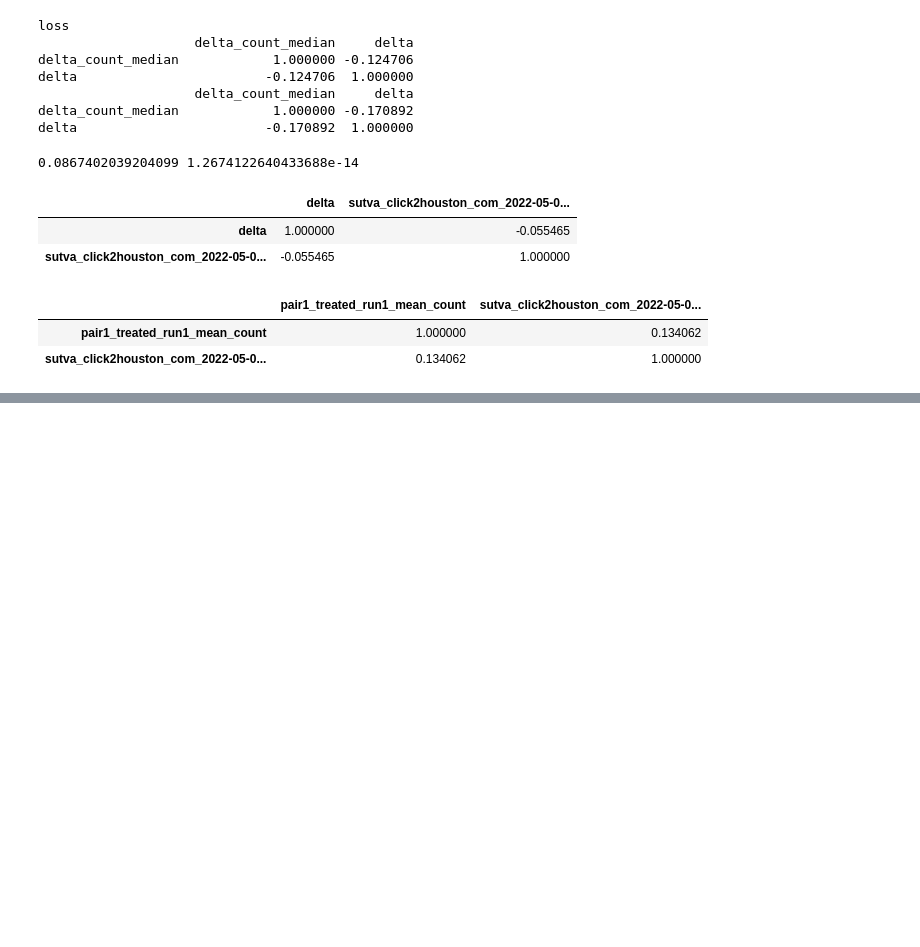
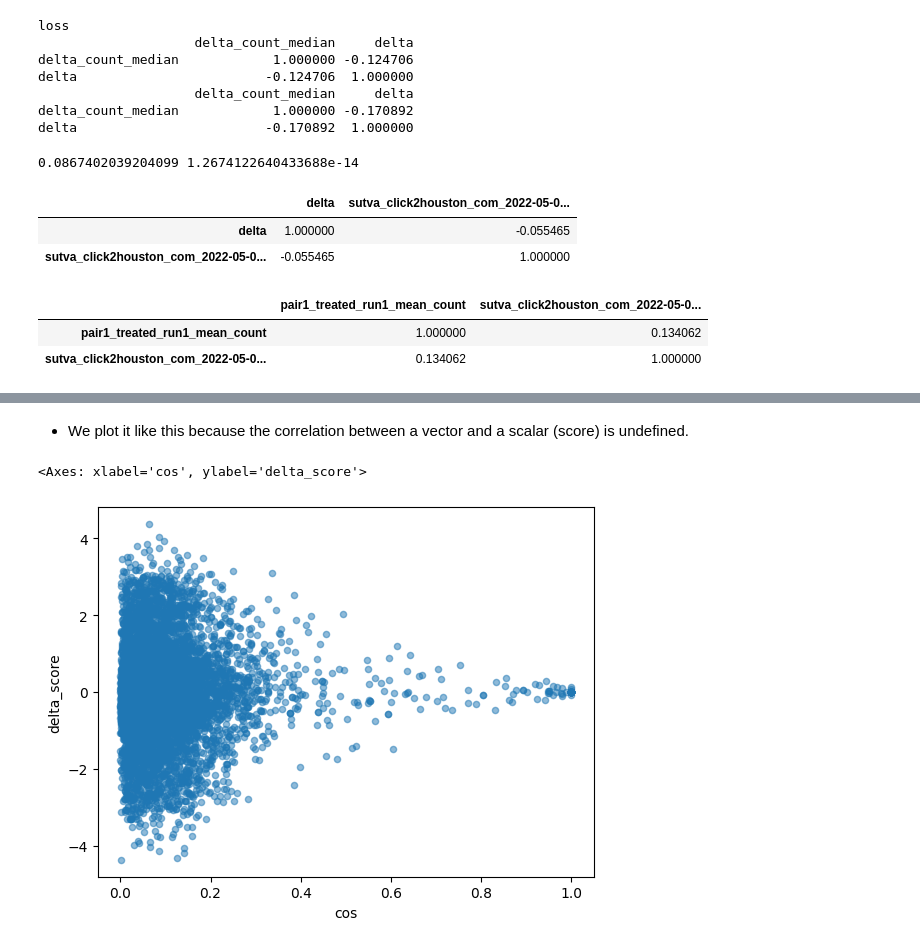
Before and after one commit to AbeHandler/mimir, a Jupyter notebook: sutvaeda.ipynb, the cells around one changed output, grey strips where cells are left out. Drawn from its saved outputs; the diff is of its cells as text; code cells hidden in the pictures; blank space fills up the shorter version.

```diff
--- a/sutvaeda.ipynb
+++ b/sutvaeda.ipynb
@@ -138,0 +141,5 @@ pair1[["pair1_treated_run1_mean_count", "sutva_click2houston_com_2022-05-01_pair
+# %%
+import pandas as pd
+df = pd.read_csv("csvs/sutva_click2houston_com_2022-05-01_pair2_control_run4_neighbors_top100.csv")
+df = df[df["method"] == "loss"].copy()
+df2score = {k: v for k, v in zip(df["doc_id"], df["score"])}
@@ -138,0 +170,21 @@ pair1[["pair1_treated_run1_mean_count", "sutva_click2houston_com_2022-05-01_pair
+# %%
+from sklearn.metrics.pairwise import cosine_similarity
+import numpy as np
+
+data = []
+
+for _ in range(10000):
+    pair = vectors.sample(2)
+    v1 = np.array(pair.iloc[0]["embed"]).reshape(1, -1)
+    v2 = np.array(pair.iloc[1]["embed"]).reshape(1, -1)
+    cossim = cosine_similarity(v1, v2)[0, 0]
+    distance = 1 - cossim
+    lg_score = np.log(1e-10 + abs(pair.iloc[0]["score"] - pair.iloc[1]["score"]))
+    delta_lg_score = np.log(pair.iloc[0]["score"]) - np.log(pair.iloc[1]["score"])
+    delta_score = (pair.iloc[0]["score"]) - (pair.iloc[1]["score"])
+    data.append({"cos": cossim, "lg_score": lg_score,
+                 "delta_score": delta_score,
+                 "delta_lg_score": delta_lg_score, "distance": distance})
+
+data = pd.DataFrame(data)
+data.corr(method='kendall')
@@ -138,0 +198,7 @@ pair1[["pair1_treated_run1_mean_count", "sutva_click2houston_com_2022-05-01_pair
+# %% [markdown]
+- We plot it like this because the correlation between a vector and a scalar (score) is undefined.
+# %%
+data[data["cos"] > 0].plot.scatter(x="cos", y="delta_score", alpha=.5)
+# %% [output]
+<Axes: xlabel='cos', ylabel='delta_score'>
+[figure, added]
```
Also changed, not shown: parts of 4 cells of this notebook.
